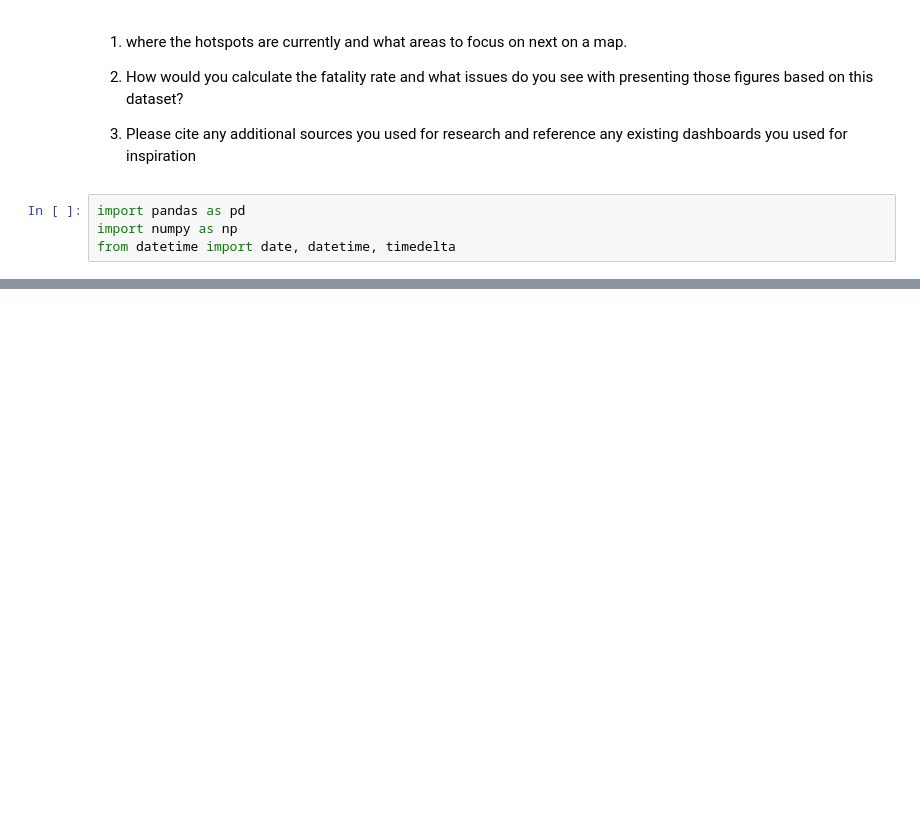
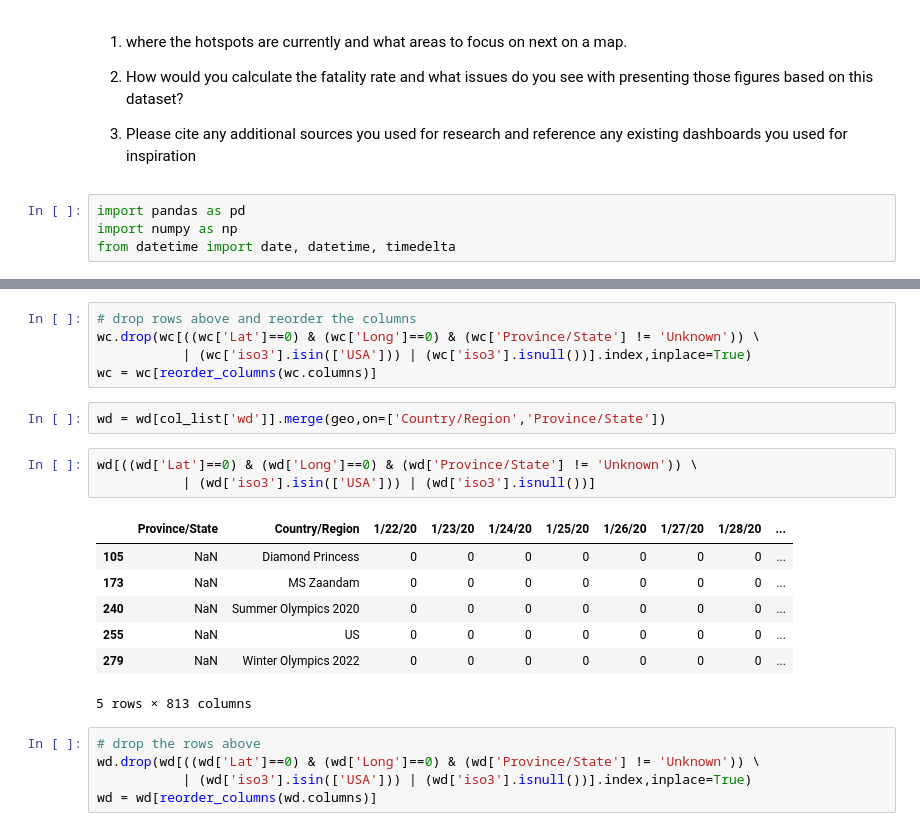
Before and after one commit to stellacydong/covid19-dahsboard, a Jupyter notebook: covid.ipynb, the cells around one changed output, grey strips where cells are left out. Drawn from its saved outputs; the diff is of its cells as text; blank space fills up the shorter version.

```diff
--- a/covid.ipynb
+++ b/covid.ipynb
@@ -373,0 +106,23 @@ df.shape
+# %%
+# drop rows above and reorder the columns
+wc.drop(wc[((wc['Lat']==0) & (wc['Long']==0) & (wc['Province/State'] != 'Unknown')) \
+           | (wc['iso3'].isin(['USA'])) | (wc['iso3'].isnull())].index,inplace=True)
+wc = wc[reorder_columns(wc.columns)]
+# %%
+wd = wd[col_list['wd']].merge(geo,on=['Country/Region','Province/State'])
+# %%
+wd[((wd['Lat']==0) & (wd['Long']==0) & (wd['Province/State'] != 'Unknown')) \
+           | (wd['iso3'].isin(['USA'])) | (wd['iso3'].isnull())]
+# %% [output]
+|  | Province/State | Country/Region | 1/22/20 | 1/23/20 | 1/24/20 | 1/25/20 | 1/26/20 | 1/27/20 | 1/28/20 | ... |
+| 105 | NaN | Diamond Princess | 0 | 0 | 0 | 0 | 0 | 0 | 0 | ... |
+| 173 | NaN | MS Zaandam | 0 | 0 | 0 | 0 | 0 | 0 | 0 | ... |
+| 240 | NaN | Summer Olympics 2020 | 0 | 0 | 0 | 0 | 0 | 0 | 0 | ... |
+| 255 | NaN | US | 0 | 0 | 0 | 0 | 0 | 0 | 0 | ... |
+| 279 | NaN | Winter Olympics 2022 | 0 | 0 | 0 | 0 | 0 | 0 | 0 | ... |
+5 rows × 813 columns
+# %%
+# drop the rows above
+wd.drop(wd[((wd['Lat']==0) & (wd['Long']==0) & (wd['Province/State'] != 'Unknown')) \
+           | (wd['iso3'].isin(['USA'])) | (wd['iso3'].isnull())].index,inplace=True)
+wd = wd[reorder_columns(wd.columns)]
```
Also changed, not shown: parts of 50 cells of this notebook, 4 other files.
